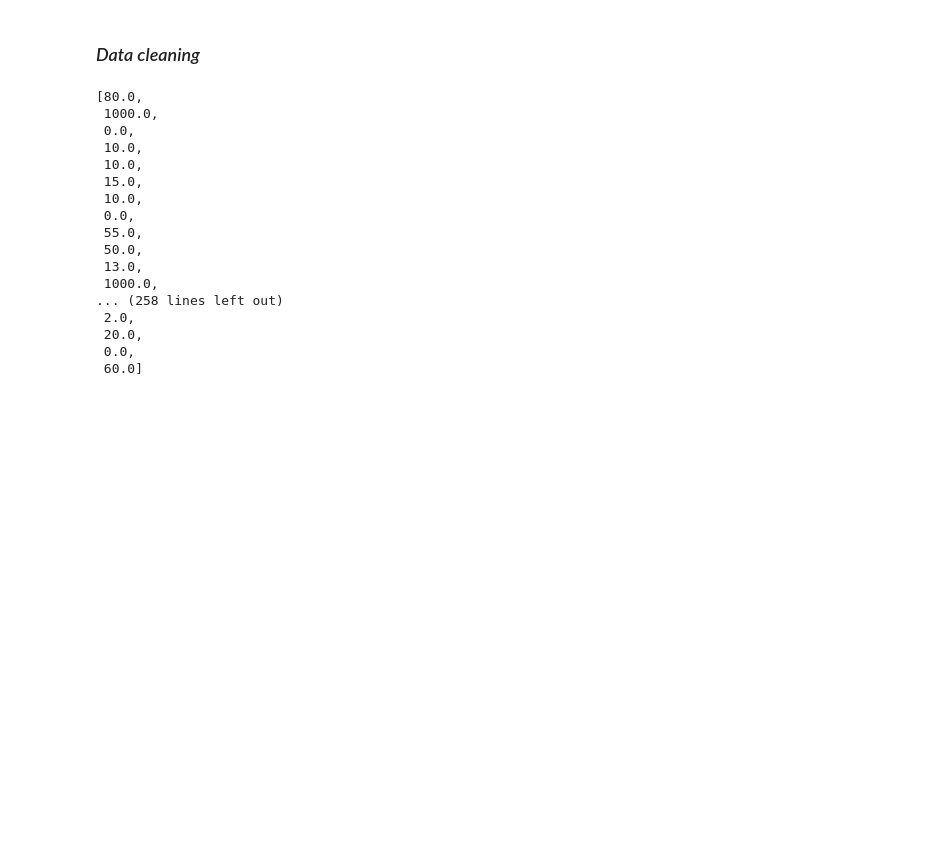
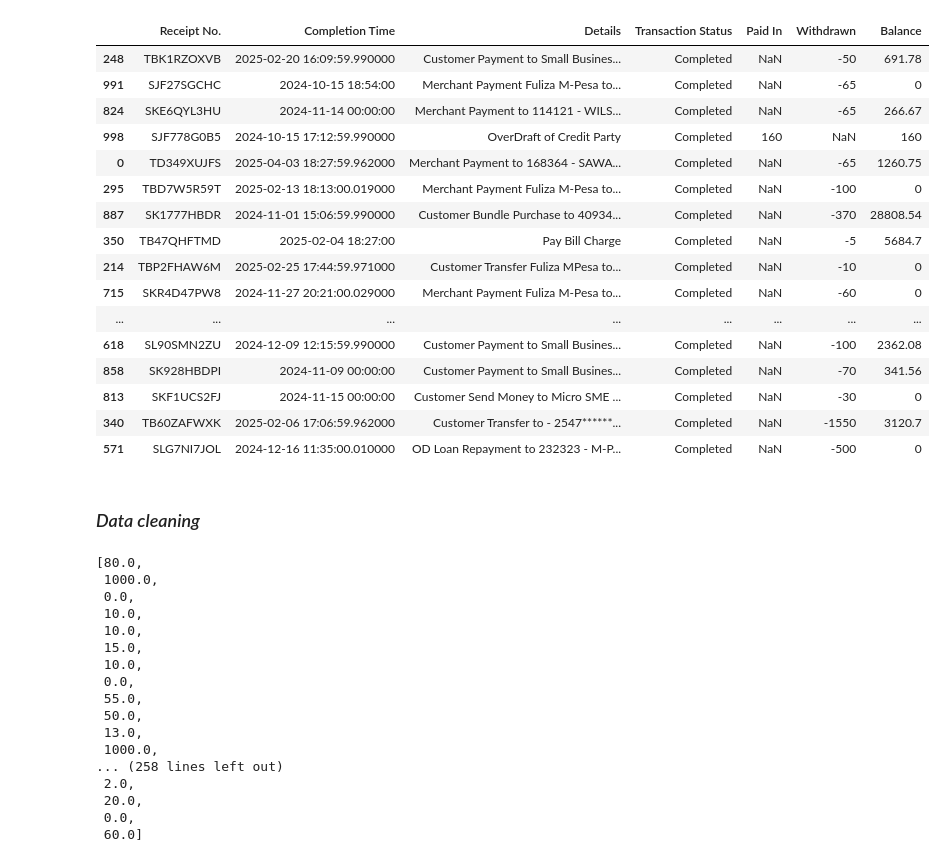
Before and after one commit to Brian342/JupyterNoteBook, a Jupyter notebook: Mpesa.ipynb, the cells around one changed output. Cells and saved outputs as stored; diff of their text form; code cells hidden in the pictures; blank space fills up the shorter version.

```diff
--- a/Mpesa.ipynb
+++ b/Mpesa.ipynb
@@ -85,4 +103,4 @@ working_data
 # %%
 # Reading other dataset
-katra = pd.read_excel('/Users/briankimanzi/Documents/programming Languages/PythonProgramming/JupyterNoteBook/Datasets/MpesaStatement_Katra.xlsx')
-Nashipae = pd.read_excel('/Users/briankimanzi/Documents/programming Languages/PythonProgramming/JupyterNoteBook/Datasets/MPESA_Marylyne.xlsx')
+Data1 = pd.read_excel('/Users/briankimanzi/Documents/programming Languages/PythonProgramming/JupyterNoteBook/Datasets/MpesaStatement_Katra.xlsx')
+Data2 = pd.read_excel('/Users/briankimanzi/Documents/programming Languages/PythonProgramming/JupyterNoteBook/Datasets/MPESA_Marylyne.xlsx')
@@ -92,2 +107,20 @@ NashipaeCopy
 # %%
-# NashipaeCopy.drop(columns='index', inplace=True)
+Data2.sample(20)
+# %% [output]
+|  | Receipt No. | Completion Time | Details | Transaction Status | Paid In | Withdrawn | Balance |
+| 248 | TBK1RZOXVB | 2025-02-20 16:09:59.990000 | Customer Payment to Small Busines... | Completed | NaN | -50 | 691.78 |
+| 991 | SJF27SGCHC | 2024-10-15 18:54:00 | Merchant Payment Fuliza M-Pesa to... | Completed | NaN | -65 | 0 |
+| 824 | SKE6QYL3HU | 2024-11-14 00:00:00 | Merchant Payment to 114121 - WILS... | Completed | NaN | -65 | 266.67 |
+| 998 | SJF778G0B5 | 2024-10-15 17:12:59.990000 | OverDraft of Credit Party | Completed | 160 | NaN | 160 |
+| 0 | TD349XUJFS | 2025-04-03 18:27:59.962000 | Merchant Payment to 168364 - SAWA... | Completed | NaN | -65 | 1260.75 |
+| 295 | TBD7W5R59T | 2025-02-13 18:13:00.019000 | Merchant Payment Fuliza M-Pesa to... | Completed | NaN | -100 | 0 |
+| 887 | SK1777HBDR | 2024-11-01 15:06:59.990000 | Customer Bundle Purchase to 40934... | Completed | NaN | -370 | 28808.54 |
+| 350 | TB47QHFTMD | 2025-02-04 18:27:00 | Pay Bill Charge | Completed | NaN | -5 | 5684.7 |
+| 214 | TBP2FHAW6M | 2025-02-25 17:44:59.971000 | Customer Transfer Fuliza MPesa to... | Completed | NaN | -10 | 0 |
+| 715 | SKR4D47PW8 | 2024-11-27 20:21:00.029000 | Merchant Payment Fuliza M-Pesa to... | Completed | NaN | -60 | 0 |
+| ... | ... | ... | ... | ... | ... | ... | ... |
+| 618 | SL90SMN2ZU | 2024-12-09 12:15:59.990000 | Customer Payment to Small Busines... | Completed | NaN | -100 | 2362.08 |
+| 858 | SK928HBDPI | 2024-11-09 00:00:00 | Customer Payment to Small Busines... | Completed | NaN | -70 | 341.56 |
+| 813 | SKF1UCS2FJ | 2024-11-15 00:00:00 | Customer Send Money to Micro SME ... | Completed | NaN | -30 | 0 |
+| 340 | TB60ZAFWXK | 2025-02-06 17:06:59.962000 | Customer Transfer to - 2547******... | Completed | NaN | -1550 | 3120.7 |
+| 571 | SLG7NI7JOL | 2024-12-16 11:35:00.010000 | OD Loan Repayment to 232323 - M-P... | Completed | NaN | -500 | 0 |
```
Also changed, not shown: parts of 6 cells of this notebook, 4 other files.
